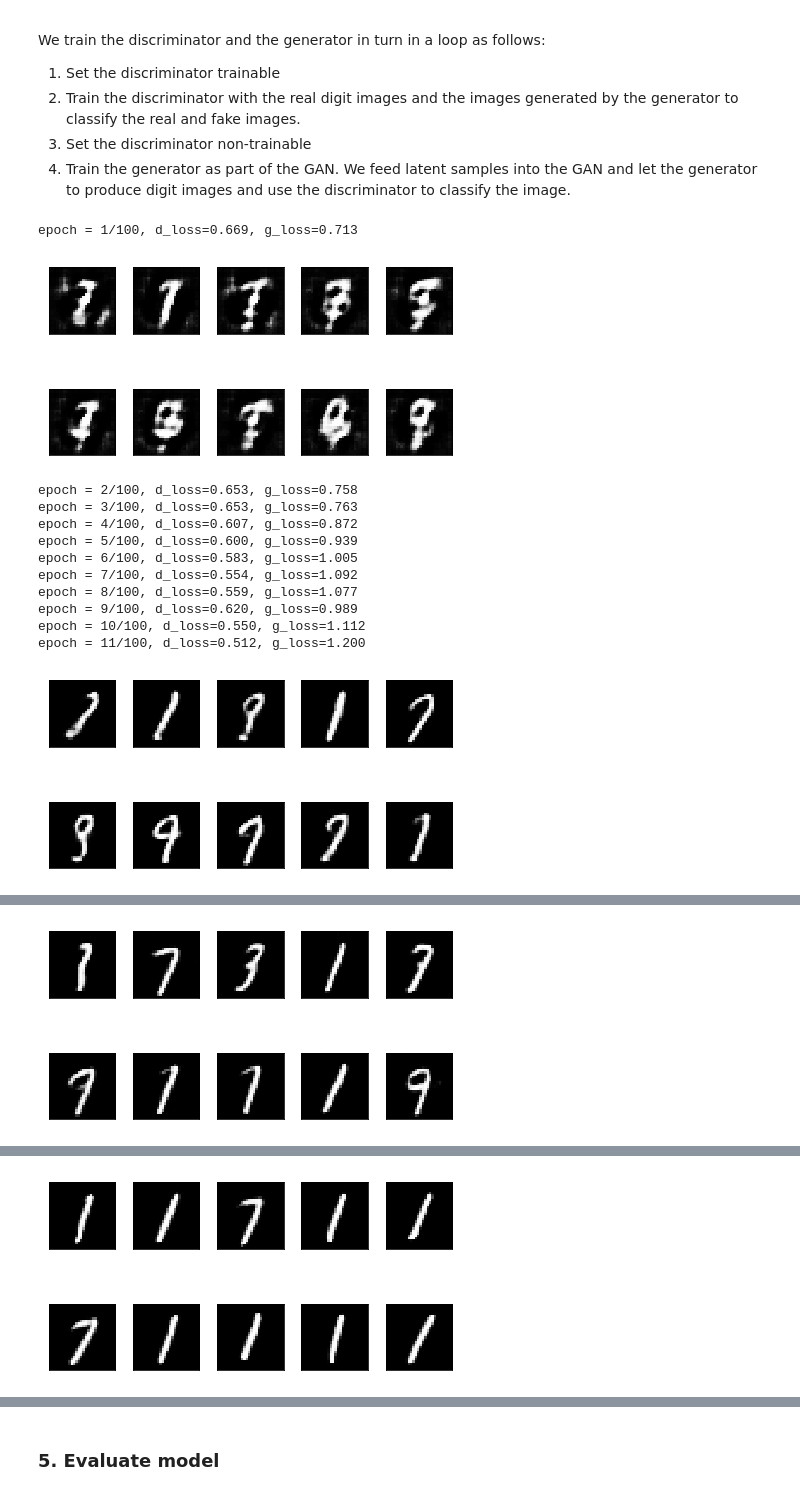
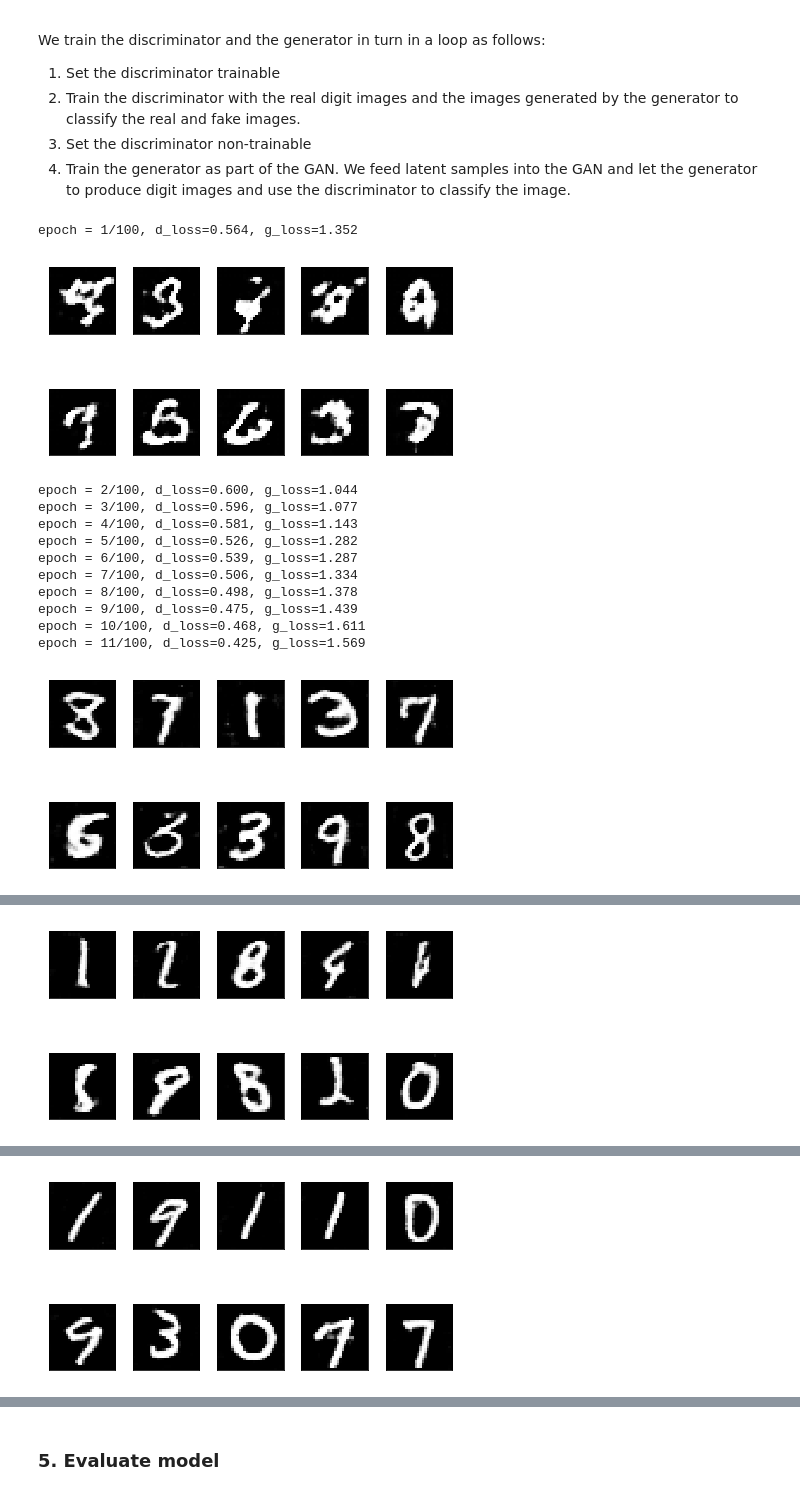
Before and after one commit to mafda/generative_adversarial_networks_101, a Jupyter notebook: src/02_DCGAN_MNIST.ipynb, the cells around one changed output, grey strips where cells are left out. Saved outputs shown, nothing was run; the diff lists cells and outputs as text; code cells hidden in the pictures.

```diff
--- a/src/02_DCGAN_MNIST.ipynb
+++ b/src/02_DCGAN_MNIST.ipynb
@@ -148,22 +148,22 @@ generator.add(BatchNormalization())
 generator.add(LeakyReLU(0.2))
 
 # # Conv 1: 14x14x128
-generator.add(Conv2DTranspose(64, kernel_size=5, strides=2, padding='same'))
+generator.add(Conv2DTranspose(64, kernel_size=3, strides=2, padding='same'))
 generator.add(BatchNormalization())
 generator.add(LeakyReLU(0.2))
 
 # Conv 2: 28x28x64
-generator.add(Conv2DTranspose(32, kernel_size=5, strides=1, padding='same'))
+generator.add(Conv2DTranspose(32, kernel_size=3, strides=1, padding='same'))
 generator.add(BatchNormalization())
 generator.add(LeakyReLU(0.2))
 
 # Conv 3: 28x28x32
-# generator.add(Conv2DTranspose(32, kernel_size=5, strides=1, padding='same'))
-# generator.add(BatchNormalization())
-# generator.add(LeakyReLU(0.2))
+generator.add(Conv2DTranspose(32, kernel_size=3, strides=1, padding='same'))
+generator.add(BatchNormalization())
+generator.add(LeakyReLU(0.2))
 
 # Conv 4: 28x28x1
-generator.add(Conv2DTranspose(1, kernel_size=5, strides=2, padding='same',
+generator.add(Conv2DTranspose(1, kernel_size=3, strides=2, padding='same',
                               activation='tanh'))
 # %% [markdown]
 #### Generator model visualization
@@ -201,28 +201,29 @@ The last activation is sigmoid to tell us the probability of whether the input i
 # %%
 # Discriminator network
 discriminator = Sequential()
+
 # Conv 1: 14x14x64
-discriminator.add(Conv2D(32, kernel_size=5, strides=2, padding='same',
+discriminator.add(Conv2D(32, kernel_size=3, strides=2, padding='same',
                          input_shape=(28, 28, 1), kernel_initializer=init))
 discriminator.add(LeakyReLU(0.2))
 
 # Conv 2:
-discriminator.add(Conv2D(64, kernel_size=5, strides=2, padding='same'))
+discriminator.add(Conv2D(64, kernel_size=3, strides=2, padding='same'))
 discriminator.add(LeakyReLU(0.2))
 
 # Conv 3:
-discriminator.add(Conv2D(128, kernel_size=5, strides=2, padding='same'))
+discriminator.add(Conv2D(128, kernel_size=3, strides=2, padding='same'))
 discriminator.add(LeakyReLU(0.2))
 
-# # Conv 3:
-# discriminator.add(Conv2D(512, kernel_size=5, strides=1, padding='same'))
-# discriminator.add(LeakyReLU(0.2))
+# Conv 3:
+discriminator.add(Conv2D(512, kernel_size=3, strides=1, padding='same'))
+discriminator.add(LeakyReLU(0.2))
 
-# # FC
+# FC
 discriminator.add(Flatten())
 discriminator.add(LeakyReLU(0.2))
 
-# # Output
+# Output
 discriminator.add(Dense(1, activation='sigmoid'))
 # %% [markdown]
 #### Discriminator model visualization
@@ -303,6 +304,7 @@ We train the discriminator and the generator in turn in a loop as follows:
 # %%
 epochs = 100
 batch_size = 64
+smooth = 0.1
 
 real = np.ones(shape=(batch_size, 1))
 fake = np.zeros(shape=(batch_size, 1))
@@ -310,7 +312,7 @@ fake = np.zeros(shape=(batch_size, 1))
 d_loss = []
 g_loss = []
 
-for e in range(epochs):
+for e in range(epochs + 1):
     for i in range(len(X_train) // batch_size):
 
         # Train Discriminator weights
@@ -318,54 +320,54 @@ for e in range(epochs):
 
         # Real samples
         X_batch = X_train[i*batch_size:(i+1)*batch_size]
-        d_loss_real = discriminator.train_on_batch(x=X_batch, y=real)
+        d_loss_real = discriminator.train_on_batch(x=X_batch,
+                                                   y=real * (1 - smooth))
 
         # Fake Samples
-        # z = np.random.uniform(size=(batch_size, latent_dim))
         z = np.random.normal(loc=0, scale=1, size=(batch_size, latent_dim))
-        X_fake = generator.predict(z)
+        X_fake = generator.predict_on_batch(z)
         d_loss_fake = discriminator.train_on_batch(x=X_fake, y=fake)
 
         # Discriminator loss
         d_loss_batch = 0.5 * (d_loss_real[0] + d_loss_fake[0])
 
         # Train Generator weights
         discriminator.trainable = False
         g_loss_batch = d_g.train_on_batch(x=z, y=real)
 
         print(
             'epoch = %d/%d, batch = %d/%d, d_loss=%.3f, g_loss=%.3f' % (e + 1, epochs, i, len(X_train) // batch_size, d_loss_batch, g_loss_batch[0]),
             100*' ',
             end='\r'
         )
 
     d_loss.append(d_loss_batch)
     g_loss.append(g_loss_batch[0])
     print('epoch = %d/%d, d_loss=%.3f, g_loss=%.3f' % (e + 1, epochs, d_loss[-1], g_loss[-1]), 100*' ')
 
     if e % 10 == 0:
         samples = 10
-        x_fake = generator.predict(np.random.uniform(size=(samples, latent_dim)))
+        x_fake = generator.predict(np.random.normal(loc=0, scale=1, size=(samples, latent_dim)))
 
         for k in range(samples):
             plt.subplot(2, 5, k+1)
             plt.imshow(x_fake[k].reshape(28, 28), cmap='gray')
             plt.xticks([])
             plt.yticks([])
 
         plt.tight_layout()
         plt.show()
 # %% [output]
-epoch = 1/100, d_loss=0.669, g_loss=0.713
+epoch = 1/100, d_loss=0.564, g_loss=1.352
-[figure, old version]
+[figure, new version]
-epoch = 2/100, d_loss=0.653, g_loss=0.758
-epoch = 3/100, d_loss=0.653, g_loss=0.763
-epoch = 4/100, d_loss=0.607, g_loss=0.872
-epoch = 5/100, d_loss=0.600, g_loss=0.939
-epoch = 6/100, d_loss=0.583, g_loss=1.005
-epoch = 7/100, d_loss=0.554, g_loss=1.092
-epoch = 8/100, d_loss=0.559, g_loss=1.077
-epoch = 9/100, d_loss=0.620, g_loss=0.989
-epoch = 10/100, d_loss=0.550, g_loss=1.112
-epoch = 11/100, d_loss=0.512, g_loss=1.200
+epoch = 2/100, d_loss=0.600, g_loss=1.044
+epoch = 3/100, d_loss=0.596, g_loss=1.077
+epoch = 4/100, d_loss=0.581, g_loss=1.143
+epoch = 5/100, d_loss=0.526, g_loss=1.282
+epoch = 6/100, d_loss=0.539, g_loss=1.287
+epoch = 7/100, d_loss=0.506, g_loss=1.334
+epoch = 8/100, d_loss=0.498, g_loss=1.378
+epoch = 9/100, d_loss=0.475, g_loss=1.439
+epoch = 10/100, d_loss=0.468, g_loss=1.611
+epoch = 11/100, d_loss=0.425, g_loss=1.569
-[figure, old version]
+[figure, new version]
@@ -382 +384 @@ epoch = 21/100, d_loss=0.471, g_loss=1.380
-[figure, old version]
+[figure, new version]
@@ -393 +395 @@ epoch = 31/100, d_loss=0.377, g_loss=1.718
-[figure, old version]
+[figure, new version]
```
Also changed, not shown: parts of 5 cells of this notebook.
